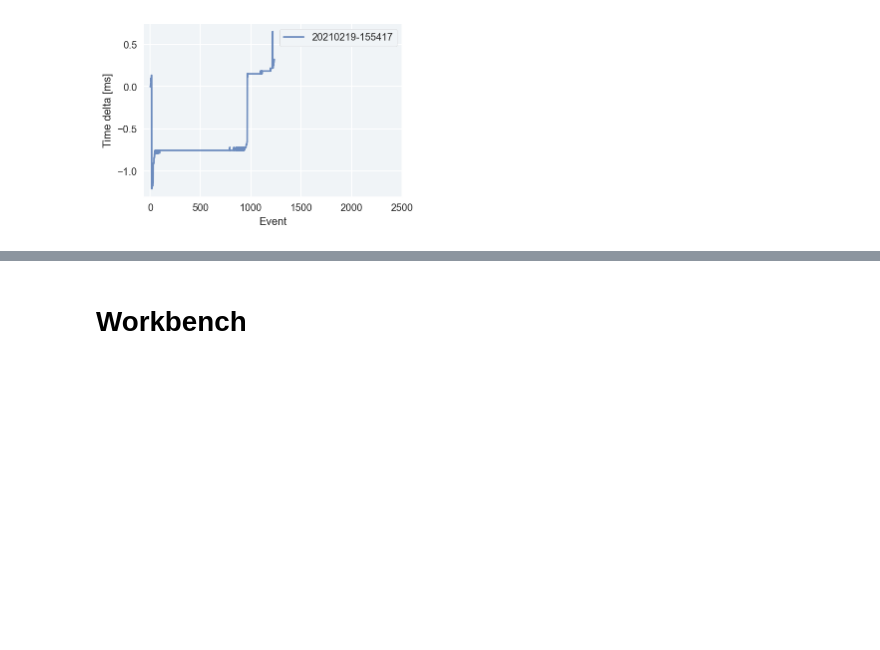
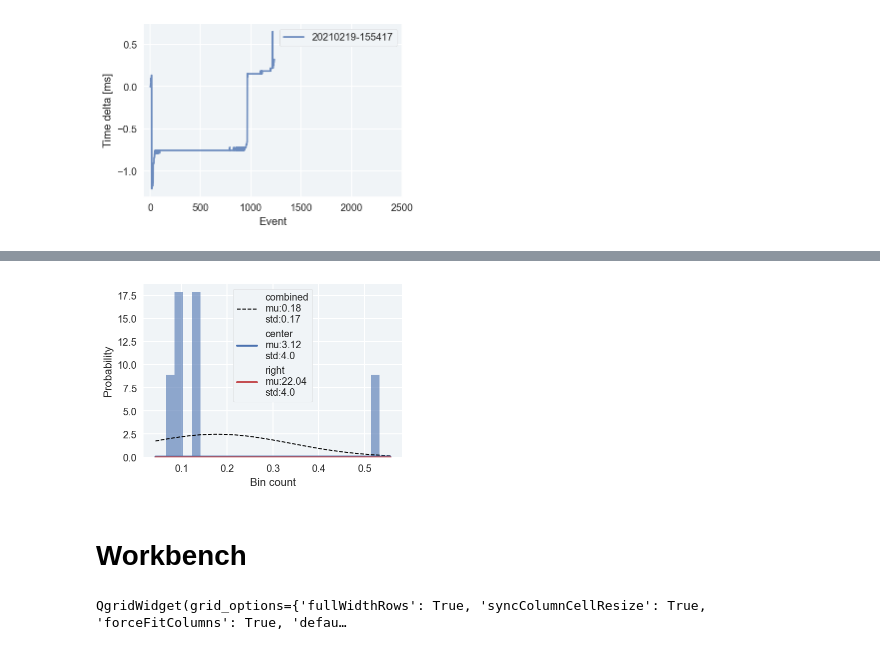
Before and after one commit to maxhoheiser/spikes-ephys, a Jupyter notebook: projectthesis_plots.ipynb, the cells around one changed output, grey strips where cells are left out. Drawn from its saved outputs; the diff is of its cells as text; code cells hidden in the pictures; blank space fills up the shorter version.

```diff
--- a/projectthesis_plots.ipynb
+++ b/projectthesis_plots.ipynb
@@ -239,2 +253,19 @@ fig,ax = plt_trial_length(all_new_sessions_dict,figsize=set_size(0.8))
+# %%
+#length_df = get_trial_length_dif(test_1)
+csv_length = test_1.sync.combined_df.loc[test_1.sync.combined_df['CSV Event']=='end_state']['CSV Start norm'].values - test_1.sync.combined_df.loc[test_1.sync.combined_df['CSV Event']=='start']['CSV Start norm'].values
+ttl_length = test_1.sync.combined_df.loc[test_1.sync.combined_df['TTL Event']=='end']['TTL Start norm'].values - test_1.sync.combined_df.loc[test_1.sync.combined_df['TTL Event']=='start']['TTL Start norm'].values
+
+length_df = pd.DataFrame(ttl_length-csv_length,columns=['trial length cor'])
+length_df['trial length cor'] = pd.to_numeric(length_df['trial length cor'])
+
+
+fig,ax = plt_fit_normdist(length_df["trial length cor"].dropna(), figsize=set_size(0.8))
+#save_fig("trial_length_norm", fig)
+# %% [output]
+[figure, added]
 # %% [markdown]
 # Workbench
+# %%
+qgrid.show_grid(test_1.sync.pb_csv)
+# %% [output]
+QgridWidget(grid_options={'fullWidthRows': True, 'syncColumnCellResize': True, 'forceFitColumns': True, 'defau…
```
Also changed, not shown: parts of 10 cells of this notebook, 2 other files.
